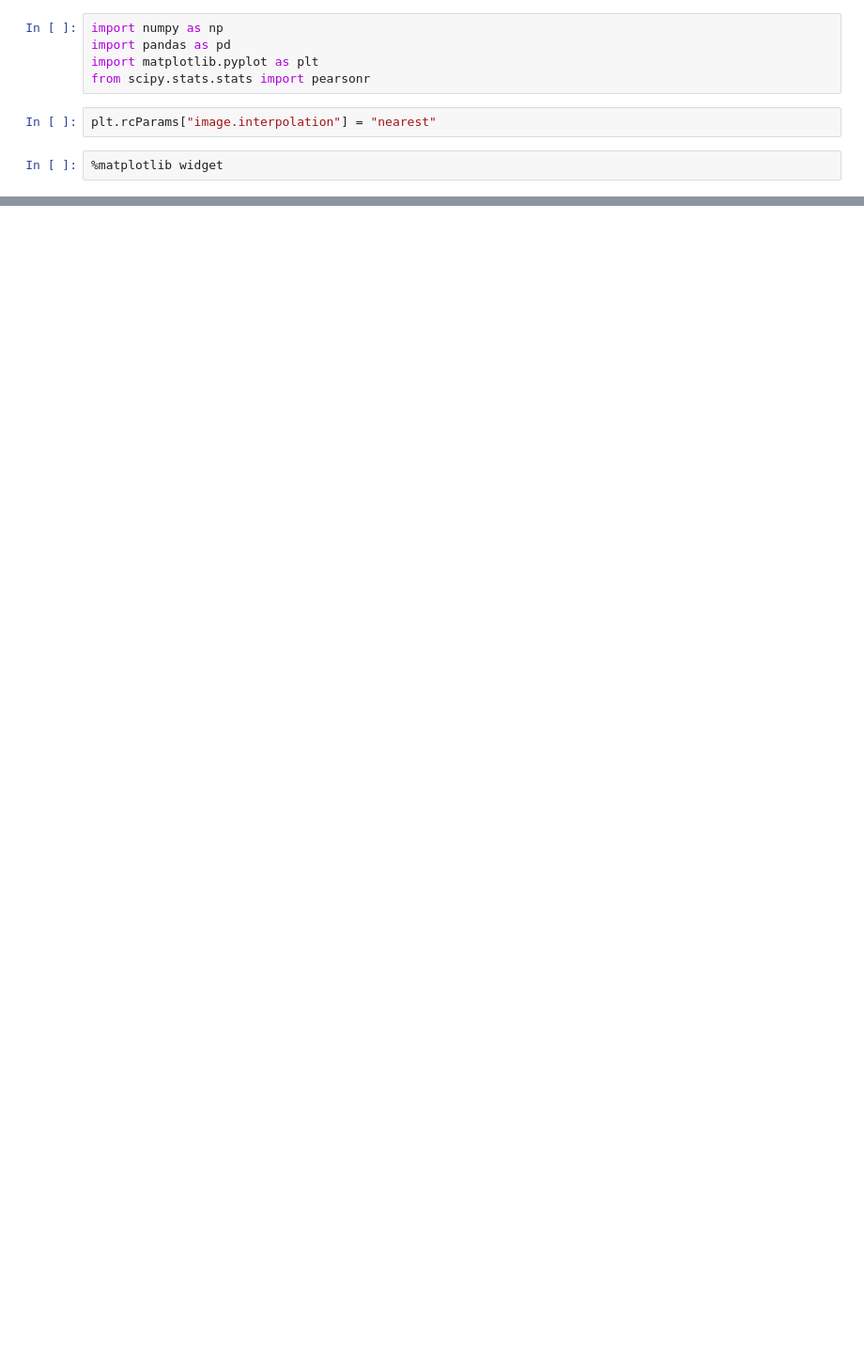
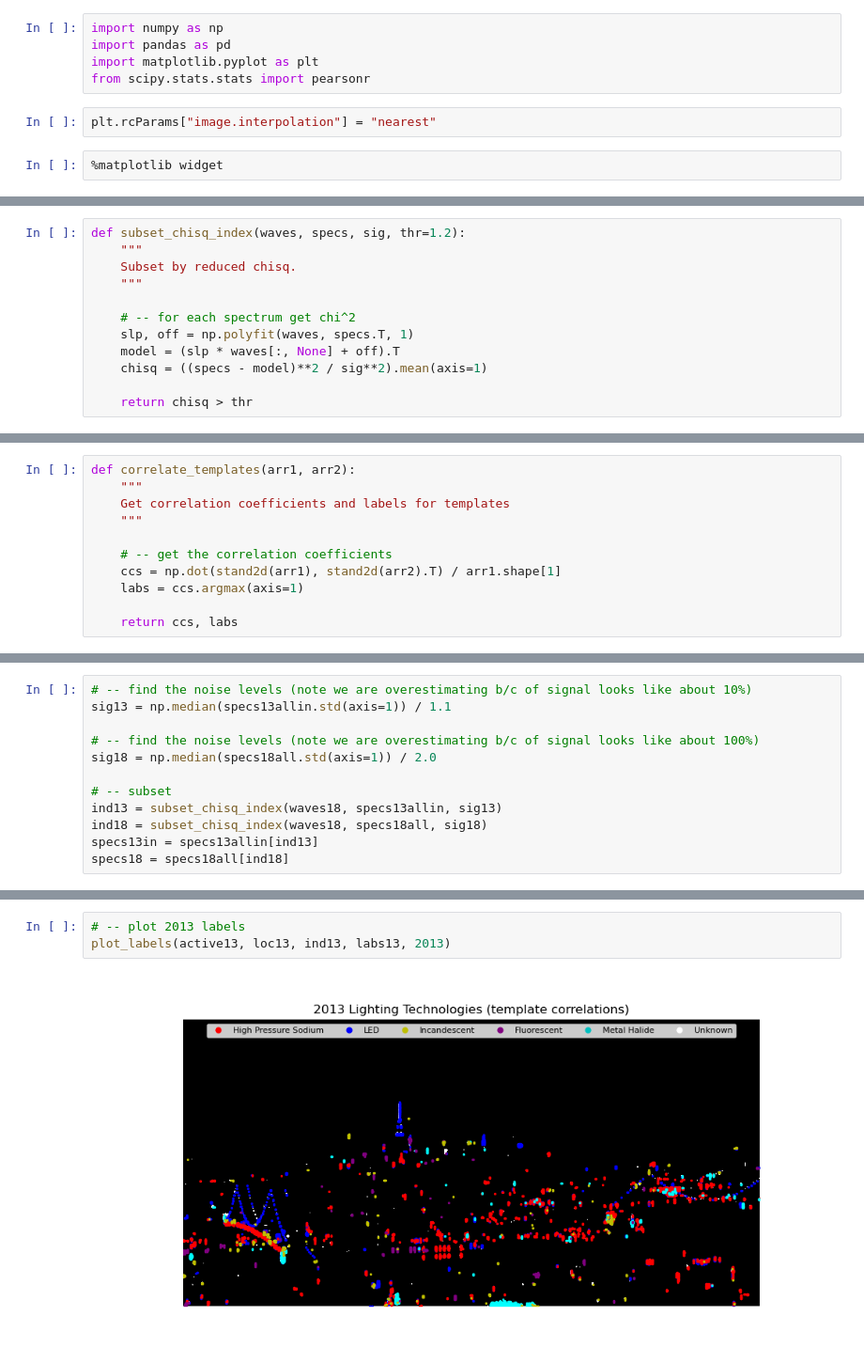
Before and after one commit to gdobler/lighting-tech-changeover, a Jupyter notebook: ltco/template_correlations.ipynb, the cells around one changed output, grey strips where cells are left out. Shown at 94% size. Drawn from its saved outputs; the diff is of its cells as text; blank space fills up the shorter version.

```diff
--- a/ltco/template_correlations.ipynb
+++ b/ltco/template_correlations.ipynb
@@ -203,0 +25,12 @@ ax.legend(fontsize=8, ncol=6, loc="upper center")
+# %%
+def subset_chisq_index(waves, specs, sig, thr=1.2):
+    """
+    Subset by reduced chisq.
+    """
+
+    # -- for each spectrum get chi^2
+    slp, off = np.polyfit(waves, specs.T, 1)
+    model = (slp * waves[:, None] + off).T
+    chisq = ((specs - model)**2 / sig**2).mean(axis=1)
+
+    return chisq > thr
@@ -203,0 +43,11 @@ ax.legend(fontsize=8, ncol=6, loc="upper center")
+# %%
+def correlate_templates(arr1, arr2):
+    """
+    Get correlation coefficients and labels for templates
+    """
+
+    # -- get the correlation coefficients
+    ccs = np.dot(stand2d(arr1), stand2d(arr2).T) / arr1.shape[1]
+    labs = ccs.argmax(axis=1)
+
+    return ccs, labs
@@ -203,0 +135,12 @@ ax.legend(fontsize=8, ncol=6, loc="upper center")
+# %%
+# -- find the noise levels (note we are overestimating b/c of signal looks like about 10%)
+sig13 = np.median(specs13allin.std(axis=1)) / 1.1
+
+# -- find the noise levels (note we are overestimating b/c of signal looks like about 100%)
+sig18 = np.median(specs18all.std(axis=1)) / 2.0
+
+# -- subset
+ind13 = subset_chisq_index(waves18, specs13allin, sig13)
+ind18 = subset_chisq_index(waves18, specs18all, sig18)
+specs13in = specs13allin[ind13]
+specs18 = specs18all[ind18]
@@ -203,0 +168,5 @@ ax.legend(fontsize=8, ncol=6, loc="upper center")
+# %%
+# -- plot 2013 labels
+plot_labels(active13, loc13, ind13, labs13, 2013)
+# %% [output]
+[figure, added]
```
Also changed, not shown: parts of 35 cells of this notebook.
